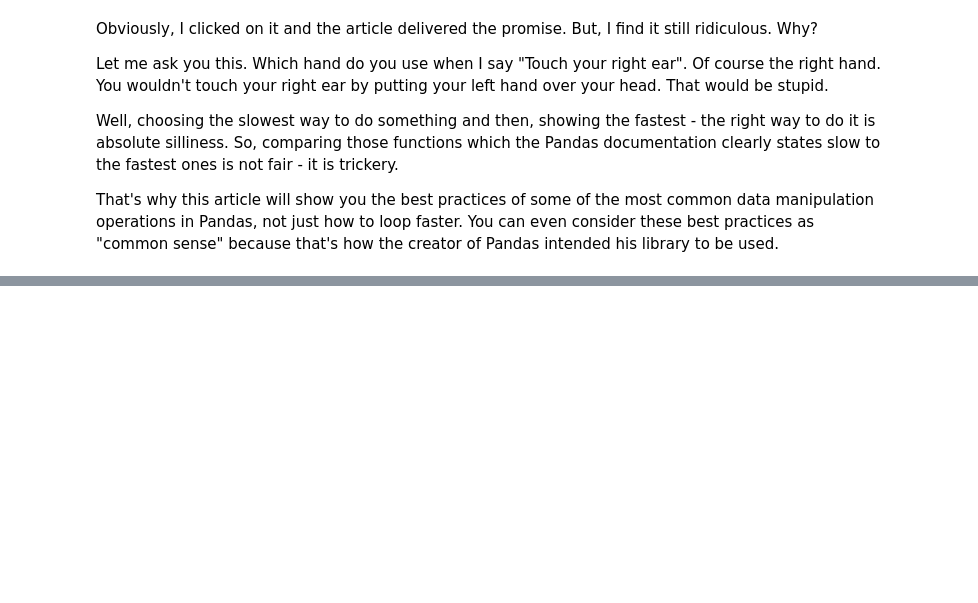
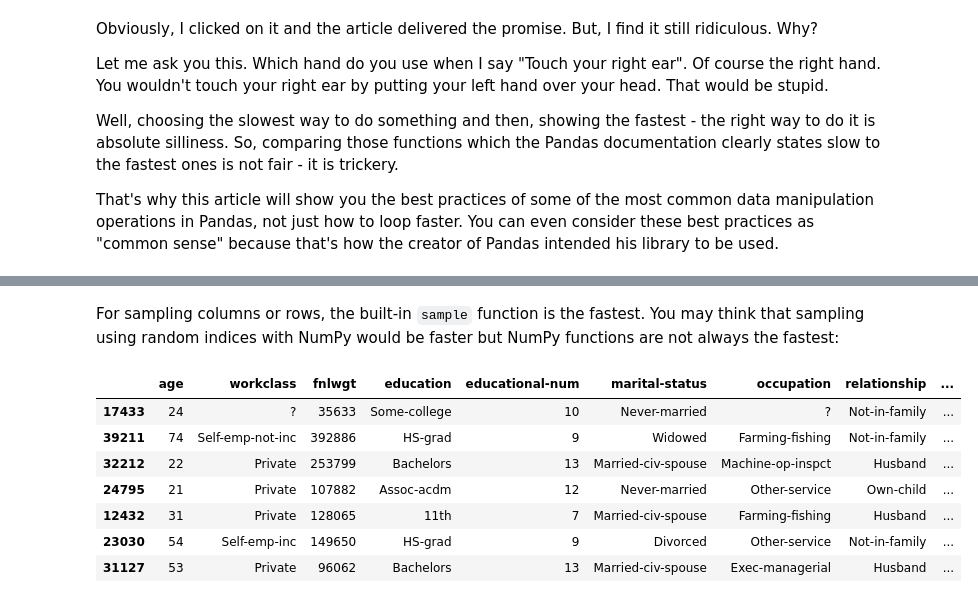
Before and after one commit to BexTuychiev/medium_stories, a Jupyter notebook: 2021/september/6_faster_pandas/notebook.ipynb, the cells around one changed output, grey strips where cells are left out. Drawn from its saved outputs; the diff is of its cells as text; code cells hidden in the pictures; blank space fills up the shorter version.

```diff
--- a/2021/september/6_faster_pandas/notebook.ipynb
+++ b/2021/september/6_faster_pandas/notebook.ipynb
@@ -71,0 +119,14 @@ That's why this article will show you the best practices of some of the most com
+# %% [markdown]
+For sampling columns or rows, the built-in `sample` function is the fastest. You may think that sampling using random indices with NumPy would be faster but NumPy functions are not always the fastest:
+# %%
+# Sampling rows
+adult_income.sample(7, axis=0)
+# %% [output]
+|  | age | workclass | fnlwgt | education | educational-num | marital-status | occupation | relationship | ... |
+| 17433 | 24 | ? | 35633 | Some-college | 10 | Never-married | ? | Not-in-family | ... |
+| 39211 | 74 | Self-emp-not-inc | 392886 | HS-grad | 9 | Widowed | Farming-fishing | Not-in-family | ... |
+| 32212 | 22 | Private | 253799 | Bachelors | 13 | Married-civ-spouse | Machine-op-inspct | Husband | ... |
+| 24795 | 21 | Private | 107882 | Assoc-acdm | 12 | Never-married | Other-service | Own-child | ... |
+| 12432 | 31 | Private | 128065 | 11th | 7 | Married-civ-spouse | Farming-fishing | Husband | ... |
+| 23030 | 54 | Self-emp-inc | 149650 | HS-grad | 9 | Divorced | Other-service | Not-in-family | ... |
+| 31127 | 53 | Private | 96062 | Bachelors | 13 | Married-civ-spouse | Exec-managerial | Husband | ... |
```
Also changed, not shown: parts of 7 cells of this notebook, 2 other files.
